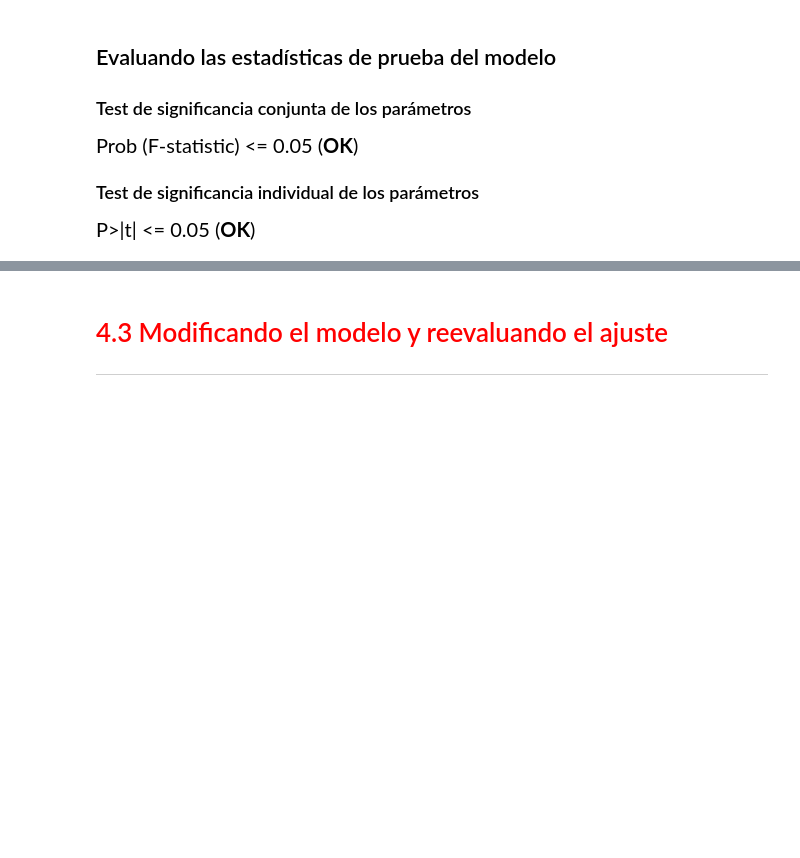
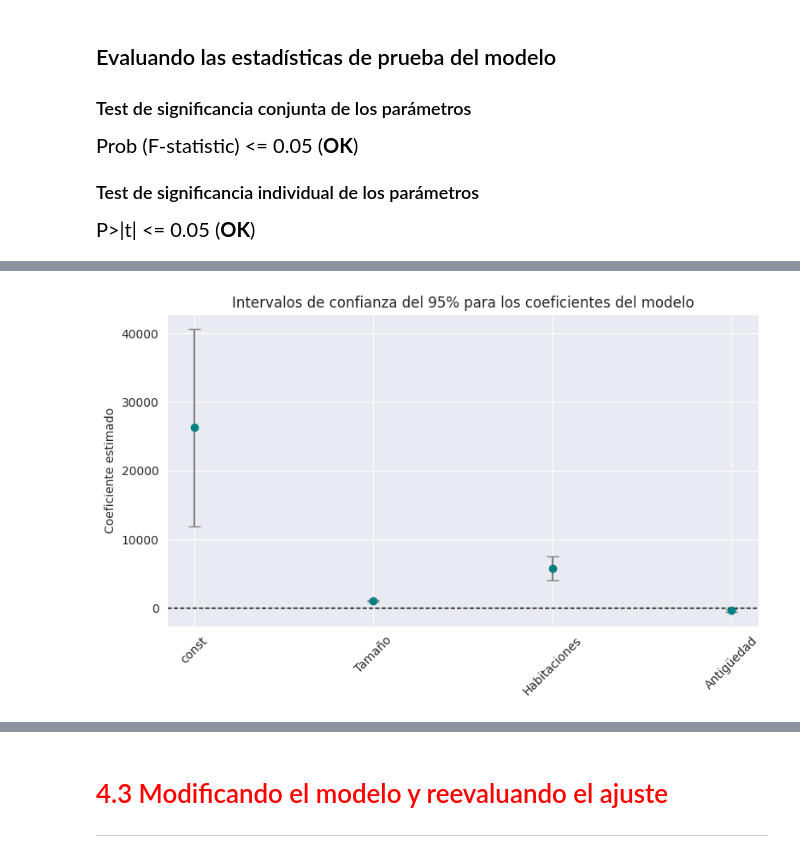
Before and after one commit to Tecindes/RegresionLineal_II, a Jupyter notebook: Regresión_Lineal_II.ipynb, the cells around one changed output, grey strips where cells are left out. Cells and saved outputs as stored; diff of their text form; code cells hidden in the pictures; blank space fills up the shorter version.

```diff
--- a/Regresión_Lineal_II.ipynb
+++ b/Regresión_Lineal_II.ipynb
@@ -389,0 +480,20 @@ Notes:
+# %%
+import matplotlib.pyplot as plt
+
+# Obtenemos los coeficientes y sus intervalos de confianza
+conf_int = modelo.conf_int()
+coefs = modelo.params
+errors = coefs - conf_int[0]
+
+# Graficamos los coeficientes con sus barras de error
+plt.figure(figsize=(8, 5))
+plt.errorbar(coefs.index, coefs, yerr=errors, fmt='o', color='teal', ecolor='gray', capsize=5)
+plt.axhline(0, color='black', linestyle='--', linewidth=1)
+plt.title('Intervalos de confianza del 95% para los coeficientes del modelo')
+plt.ylabel('Coeficiente estimado')
+plt.xticks(rotation=45)
+plt.tight_layout()
+plt.grid(True)
+plt.show()
+# %% [output]
+[figure, added]
```
Also changed, not shown: parts of 8 cells of this notebook.
